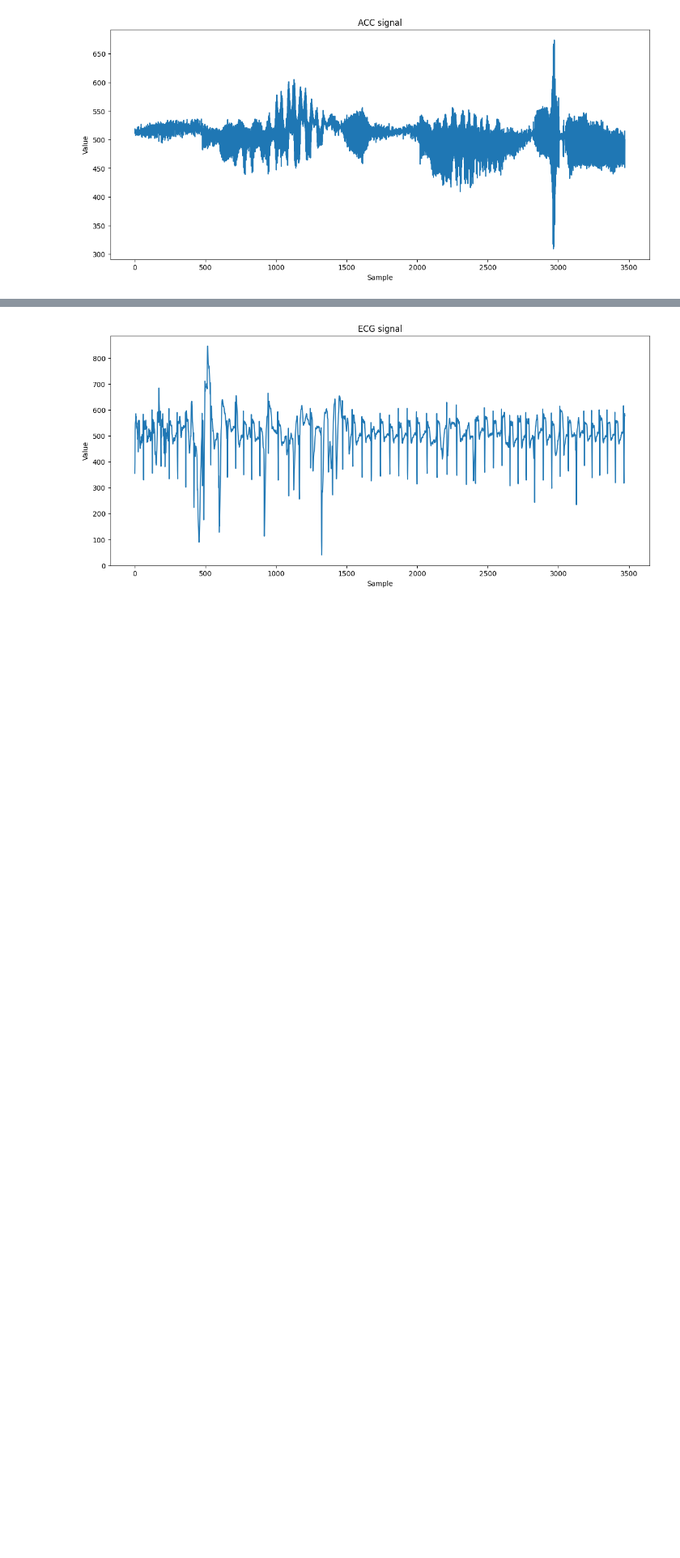
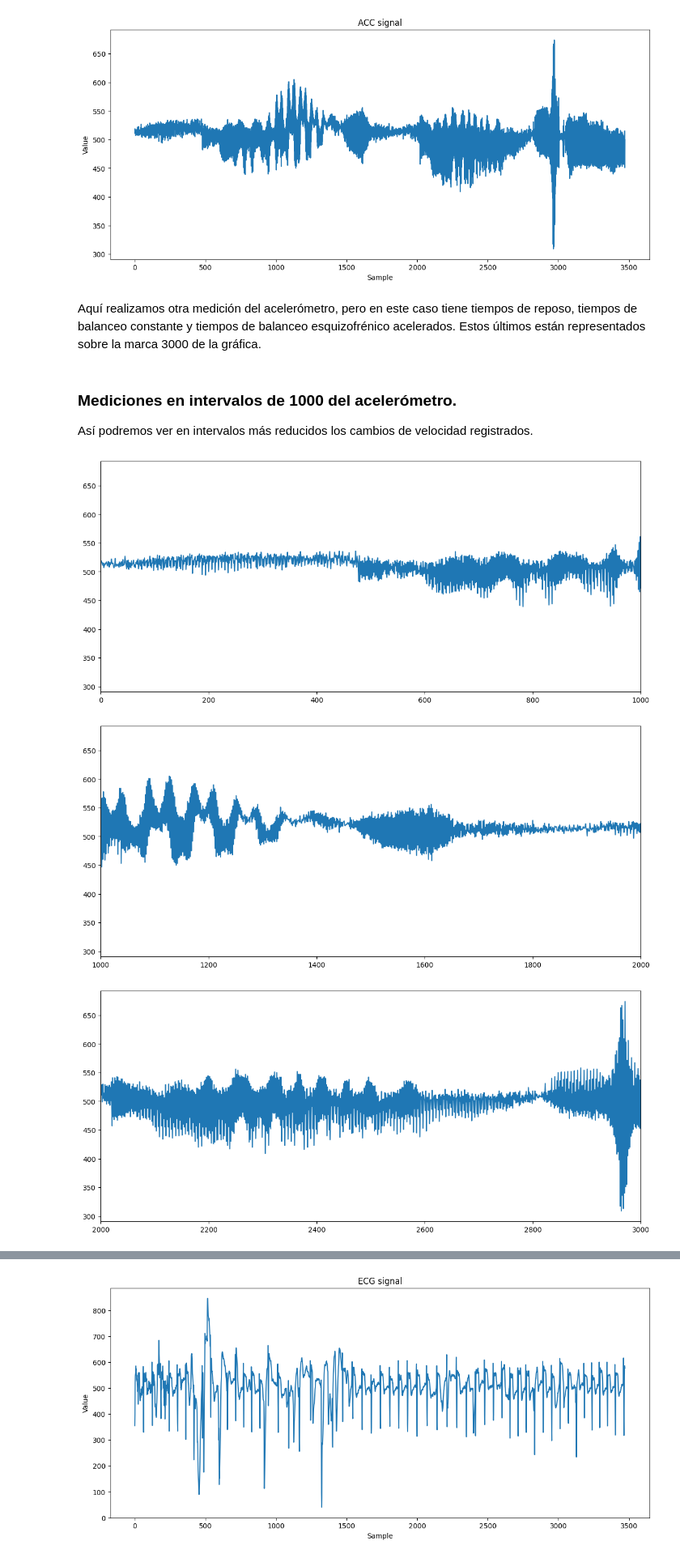
Before and after one commit to Diegodesantos1/Bitalino, a Jupyter notebook: analisis.ipynb, the cells around one changed output, grey strips where cells are left out. Shown at 81% size. Saved outputs shown, nothing was run; the diff lists cells and outputs as text; code cells hidden in the pictures; blank space fills up the shorter version.

```diff
--- a/analisis.ipynb
+++ b/analisis.ipynb
@@ -64,3 +47,37 @@ plt.ylabel('Value')
 plt.show()
 # %% [output]
 [figure]
+# %% [markdown]
+Aquí realizamos otra medición del acelerómetro, pero en este caso tiene tiempos de reposo, tiempos de balanceo constante y tiempos de balanceo esquizofrénico acelerados. Estos últimos están representados sobre la marca 3000 de la gráfica.
+# %% [markdown]
+### Mediciones en intervalos de 1000 del acelerómetro.
+
+Así podremos ver en intervalos más reducidos los cambios de velocidad registrados.
+# %%
+plt.figure(figsize=(14, 6))
+plt.plot(data4.raw([1]))
+plt.xlim(0, 1000)
+
+plt.show()
+
+plt.figure(figsize=(14, 6))
+plt.plot(data4.raw([1]))
+plt.xlim(1000, 2000)
+
+plt.show()
+
+plt.figure(figsize=(14, 6))
+plt.plot(data4.raw([1]))
+plt.xlim(2000, 3000)
+
+plt.show()
+
+plt.figure(figsize=(14, 6))
+plt.plot(data4.raw([1]))
+plt.xlim(3000, 4000)
+
+plt.show()
+# %% [output]
+[figure, added]
+[figure, added]
+[figure, added]
```
Also changed, not shown: parts of 18 cells of this notebook.
